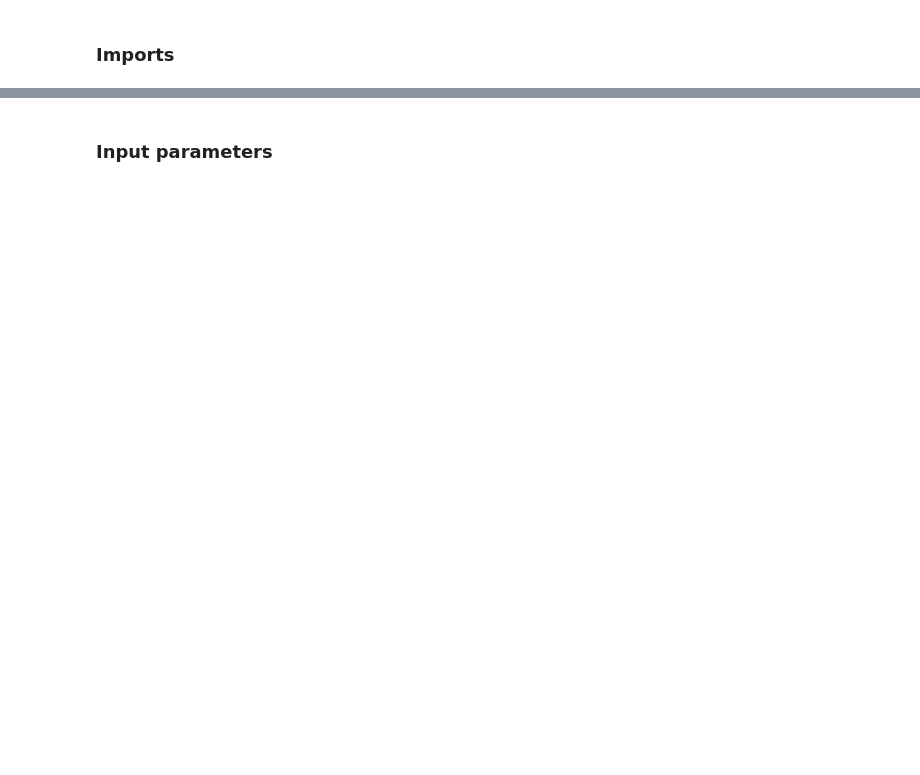
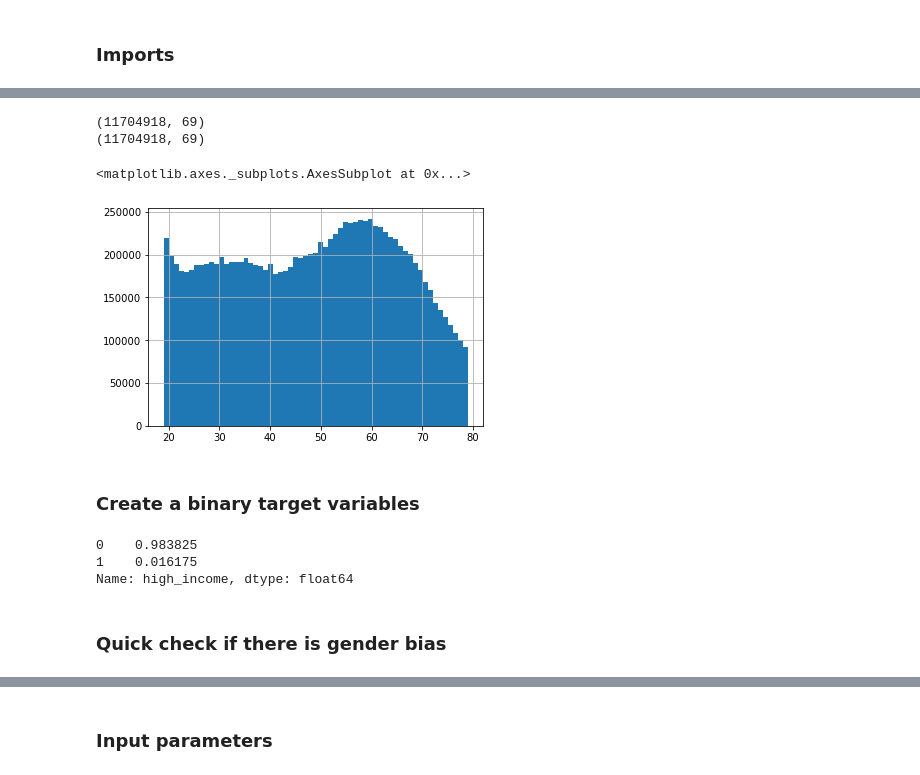
Before and after one commit to skandupmanyu/RAI, a Jupyter notebook: facet-RAI Income Inequality Notebook.ipynb, the cells around one changed output, grey strips where cells are left out. Drawn from its saved outputs; the diff is of its cells as text; code cells hidden in the pictures; blank space fills up the shorter version.

```diff
--- a/facet-RAI Income Inequality Notebook.ipynb
+++ b/facet-RAI Income Inequality Notebook.ipynb
@@ -25,0 +72,22 @@ ImportError: cannot import name 'LGMBClassifierDF' from 'sklearndf.classificatio
+# %%
+print(model_input.shape)
+model_input = model_input[model_input['AGE'] > 18]
+model_input = model_input[model_input['AGE'] < 80]
+print(model_input.shape)
+model_input.AGE.hist(bins = 61)
+# %% [output]
+(11704918, 69)
+(11704918, 69)
+<matplotlib.axes._subplots.AxesSubplot at 0x...>
+[figure, added]
+# %% [markdown]
+### Create a binary target variables
+# %%
+model_input['high_income'] = np.where(model_input.INCTOT > 250000,1,0)
+model_input['high_income'].value_counts(normalize=True)
+# %% [output]
+0    0.983825
+1    0.016175
+Name: high_income, dtype: float64
+# %% [markdown]
+### Quick check if there is gender bias
```
Also changed, not shown: parts of 43 cells of this notebook, 1 other file.
